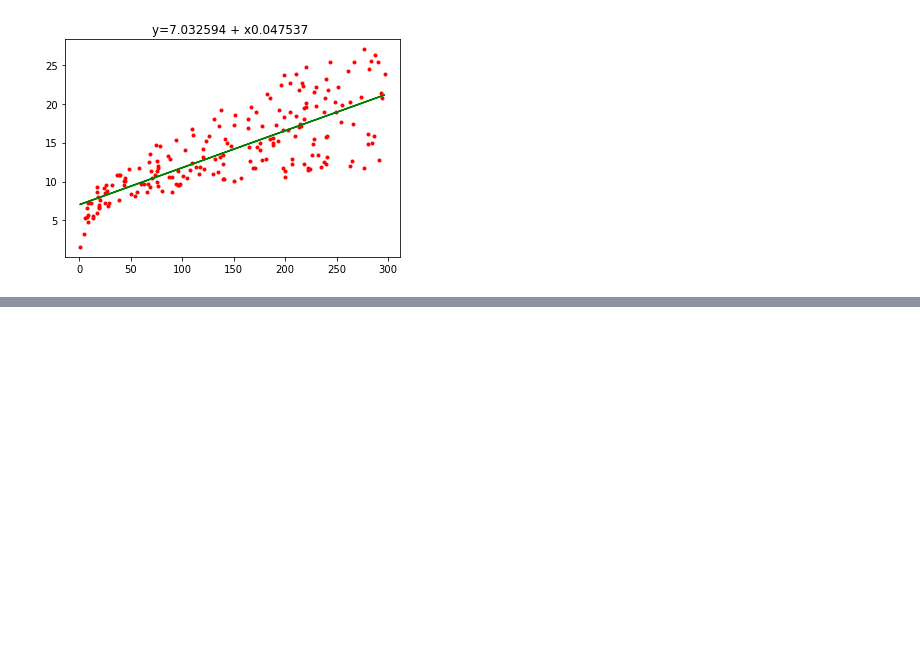
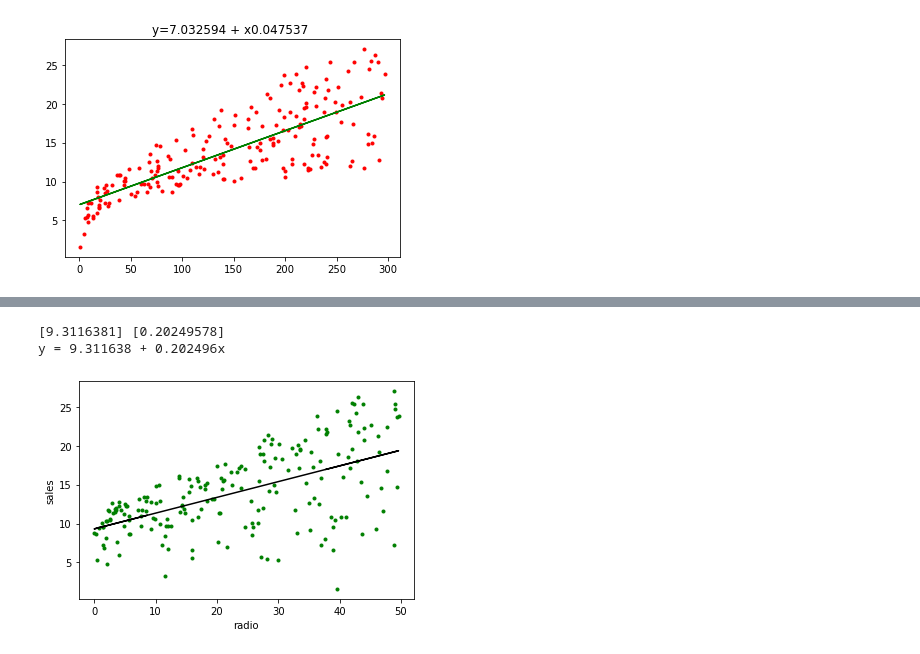
Before and after one commit to SalmaaTamang/Machine_Learning, a Jupyter notebook: OLS/implementing_OLS _in_simple_Linear_Regression.ipynb, the cells around one changed output, grey strips where cells are left out. Saved outputs shown, nothing was run; the diff lists cells and outputs as text; code cells hidden in the pictures; blank space fills up the shorter version.

```diff
--- a/OLS/implementing_OLS _in_simple_Linear_Regression.ipynb
+++ b/OLS/implementing_OLS _in_simple_Linear_Regression.ipynb
@@ -102,0 +154,6 @@ Text(0.5, 1.0, 'y=7.032594 + x0.047537 ')
+# %%
+find_value(df,"radio","green")
+# %% [output]
+[9.3116381] [0.20249578]
+y = 9.311638 + 0.202496x
+[figure, added]
```
Also changed, not shown: parts of 6 cells of this notebook.
